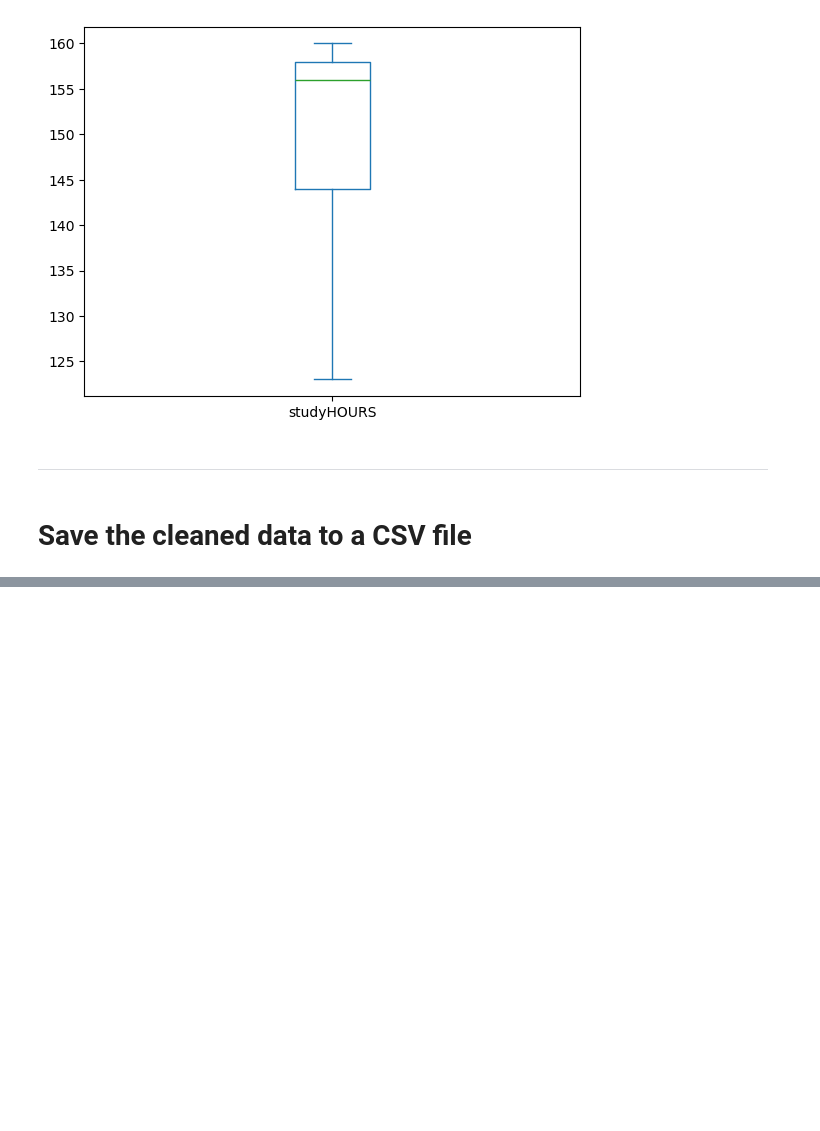
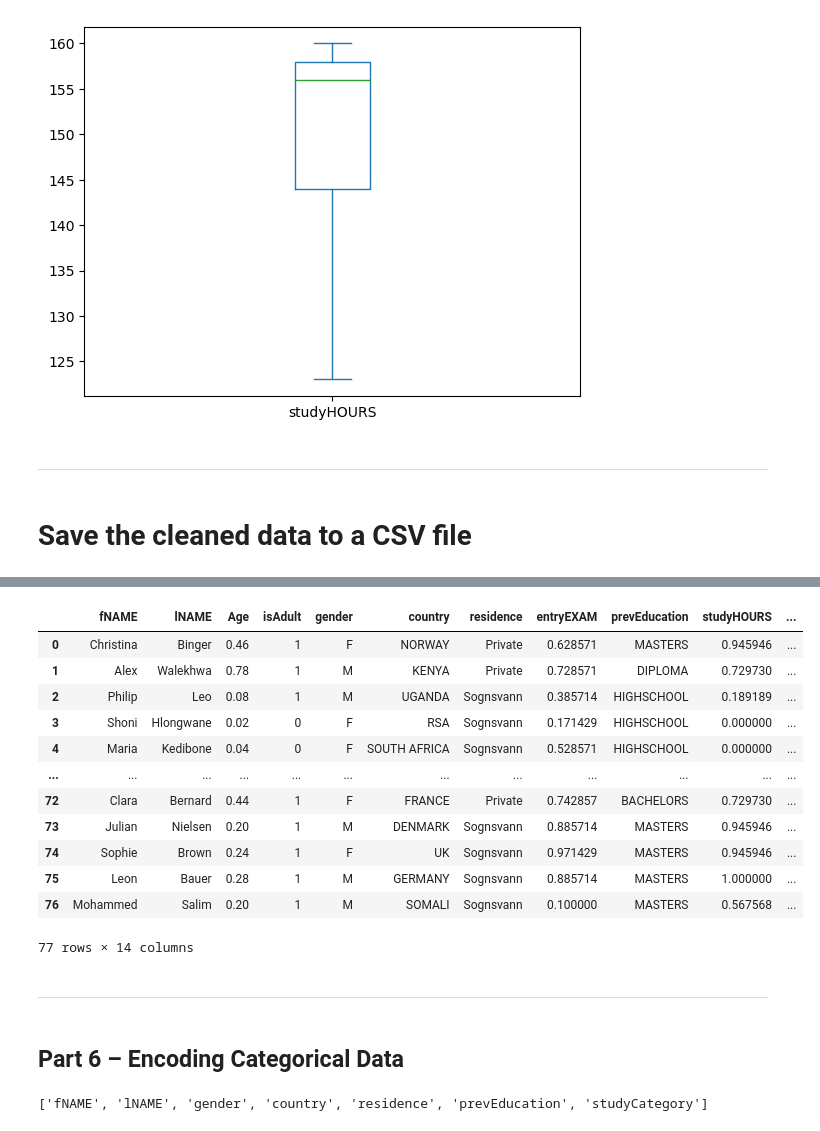
Before and after one commit to Hady-Shams/DEPI_Data_Science_Projects, a Jupyter notebook: [5] Data preprocessing/Student dataset.ipynb, the cells around one changed output, grey strips where cells are left out. Cells and saved outputs as stored; diff of their text form; code cells hidden in the pictures; blank space fills up the shorter version.

```diff
--- a/[5] Data preprocessing/Student dataset.ipynb
+++ b/[5] Data preprocessing/Student dataset.ipynb
@@ -432,0 +522,23 @@ df_student.to_csv("cleaned_students.csv", index=False)
+# %%
+scaler = MinMaxScaler()
+df_minmax = df_student.copy()
+df_minmax[numeric_cols] = scaler.fit_transform(df_minmax[numeric_cols])
+df_minmax
+# %% [output]
+|  | fNAME | lNAME | Age | isAdult | gender | country | residence | entryEXAM | prevEducation | studyHOURS | ... |
+| 0 | Christina | Binger | 0.46 | 1 | F | NORWAY | Private | 0.628571 | MASTERS | 0.945946 | ... |
+| 1 | Alex | Walekhwa | 0.78 | 1 | M | KENYA | Private | 0.728571 | DIPLOMA | 0.729730 | ... |
+| 2 | Philip | Leo | 0.08 | 1 | M | UGANDA | Sognsvann | 0.385714 | HIGHSCHOOL | 0.189189 | ... |
+| 3 | Shoni | Hlongwane | 0.02 | 0 | F | RSA | Sognsvann | 0.171429 | HIGHSCHOOL | 0.000000 | ... |
+| 4 | Maria | Kedibone | 0.04 | 0 | F | SOUTH AFRICA | Sognsvann | 0.528571 | HIGHSCHOOL | 0.000000 | ... |
+| ... | ... | ... | ... | ... | ... | ... | ... | ... | ... | ... | ... |
+| 72 | Clara | Bernard | 0.44 | 1 | F | FRANCE | Private | 0.742857 | BACHELORS | 0.729730 | ... |
+| 73 | Julian | Nielsen | 0.20 | 1 | M | DENMARK | Sognsvann | 0.885714 | MASTERS | 0.945946 | ... |
+| 74 | Sophie | Brown | 0.24 | 1 | F | UK | Sognsvann | 0.971429 | MASTERS | 0.945946 | ... |
+| 75 | Leon | Bauer | 0.28 | 1 | M | GERMANY | Sognsvann | 0.885714 | MASTERS | 1.000000 | ... |
+| 76 | Mohammed | Salim | 0.20 | 1 | M | SOMALI | Sognsvann | 0.100000 | MASTERS | 0.567568 | ... |
+77 rows × 14 columns
+# %% [markdown]
+---------
+# %% [markdown]
+ ## Part 6 – Encoding Categorical Data
@@ -432,0 +548,5 @@ df_student.to_csv("cleaned_students.csv", index=False)
+# %%
+categorical_cols = df_student.select_dtypes(include=["object", "category"]).columns
+print(categorical_cols.tolist())
+# %% [output]
+['fNAME', 'lNAME', 'gender', 'country', 'residence', 'prevEducation', 'studyCategory']
```
Also changed, not shown: parts of 31 cells of this notebook.
